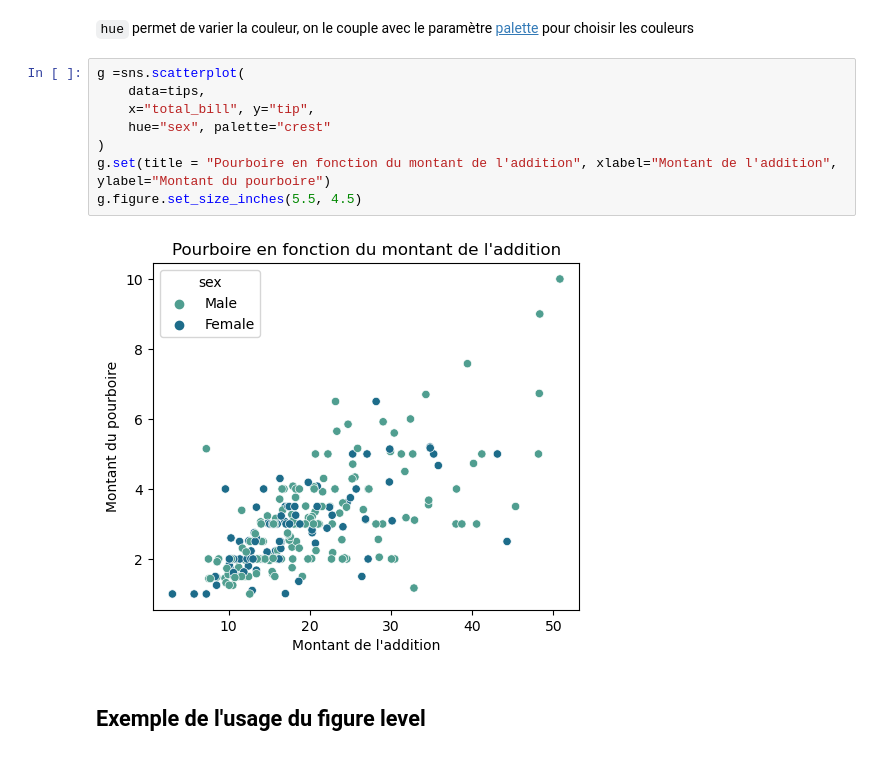
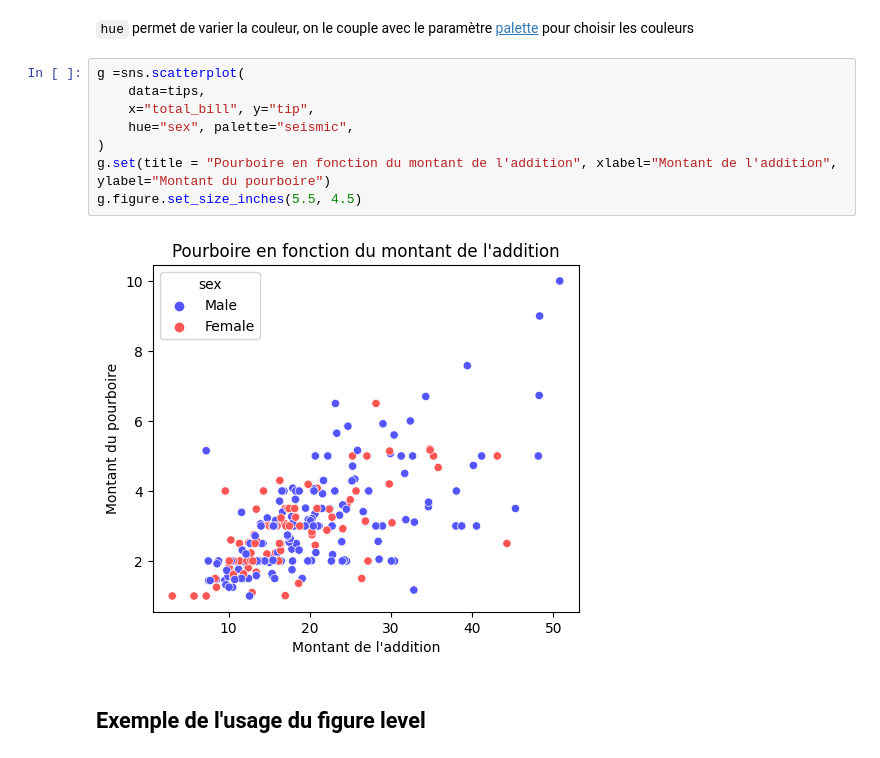
Before and after one commit to DonzerHD/Pandas-Env-Visuel, a Jupyter notebook: Visualisation/6-2-seaborn.ipynb, the cells around one changed output. Saved outputs shown, nothing was run; the diff lists cells and outputs as text.

```diff
--- a/Visualisation/6-2-seaborn.ipynb
+++ b/Visualisation/6-2-seaborn.ipynb
@@ -90,13 +90,13 @@ Il y a trois paramètres pour ajouter cette dimension, il faut choisir l'un des
 # %%
 g =sns.scatterplot(
     data=tips,
     x="total_bill", y="tip",
-    hue="sex", palette="crest"
+    hue="sex", palette="seismic",
 )
 g.set(title = "Pourboire en fonction du montant de l'addition", xlabel="Montant de l'addition", ylabel="Montant du pourboire")
 g.figure.set_size_inches(5.5, 4.5)
 # %% [output]
-[figure, old version]
+[figure, new version]
 # %% [markdown]
 ## Exemple de l'usage du figure level
 # %% [markdown]
```
Also changed, not shown: parts of 1 cell of this notebook, 4 other files.
